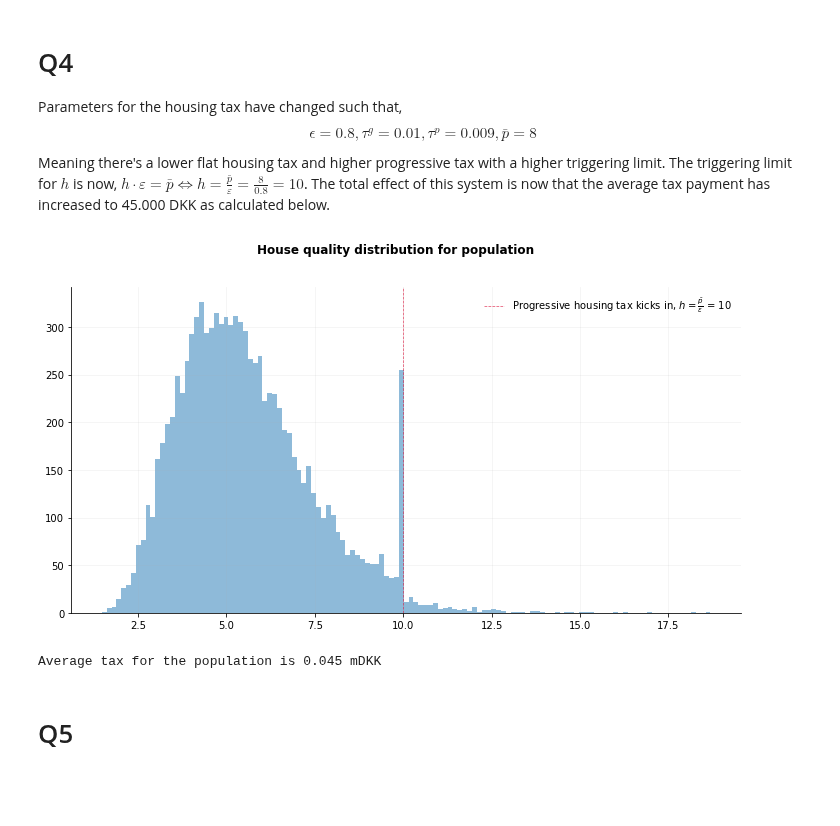
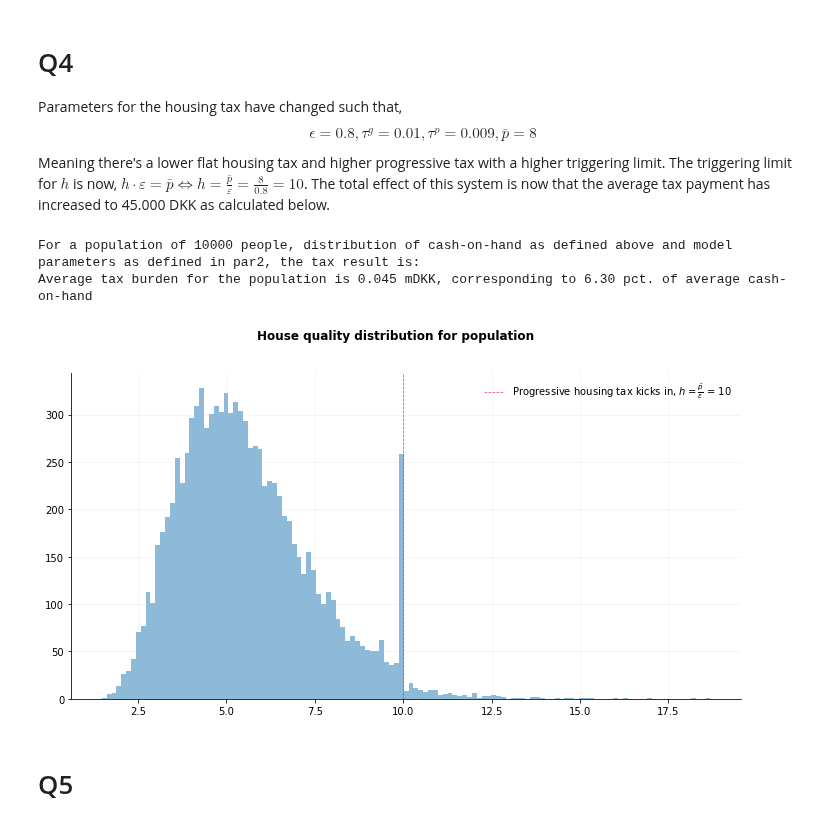
Before and after one commit to ceciliechrstnsn/projects-2021-luna-hjerteknuser, a Jupyter notebook: inauguralproject/inauguralproject.ipynb, the cells around one changed output. Cells and saved outputs as stored; diff of their text form; code cells hidden in the pictures; blank space fills up the shorter version.

```diff
--- a/inauguralproject/inauguralproject.ipynb
+++ b/inauguralproject/inauguralproject.ipynb
@@ -196,27 +180,29 @@ par2 = {'m':0.5,
 }
 # %%
 # Calculating and storing average tax and house quality choice for new parameters
-avg_tax2, h_stars2 = taxrev(N=N,**par2)
+print(f'For a population of {N:d} people, distribution of cash-on-hand as defined above and model parameters as defined in par2, the tax result is:')
+avg_tax_Q4, h_stars_Q4 = pyfile.taxrev(par2, m_i, N, printres = True)
+# avg_tax_Q4, h_stars_Q4 = taxrev(N=N,**par2)
+# %% [output]
+For a population of 10000 people, distribution of cash-on-hand as defined above and model parameters as defined in par2, the tax result is:
+Average tax burden for the population is 0.045 mDKK, corresponding to 6.30 pct. of average cash-on-hand
 # %%
 fig = plt.figure(figsize = (12,6))
 # Add subplot to figure
 ax = fig.add_subplot(1,1,1)
 
-ax.hist(h_stars2, bins=125, alpha = 0.5)
+ax.hist(h_stars_Q4, bins=125, alpha = 0.5)
 ax.grid(alpha = 0.15)
 ax.spines['right'].set_visible(False)
 ax.spines['top'].set_visible(False)
 ax.axvline(10, color = 'crimson', linestyle = 'dashed', linewidth = .75, alpha = 0.75, label = r'Progressive housing tax kicks in, $ h = \frac{\bar{p}}{\varepsilon}$ = 10')
 plt.legend(frameon=False)
 plt.suptitle('House quality distribution for population', fontweight = 'bold')
 plt.show()
 
-
-print(f'Average tax for the population is {avg_tax2:.3f} mDKK')
 #the odd thing is the many observations around the house quality = 10
 # %% [output]
-[figure, old version]
+[figure, new version]
-Average tax for the population is 0.045 mDKK
 # %% [markdown]
 # Q5
 # %%
```
Also changed, not shown: parts of 8 cells of this notebook, 1 other file.
